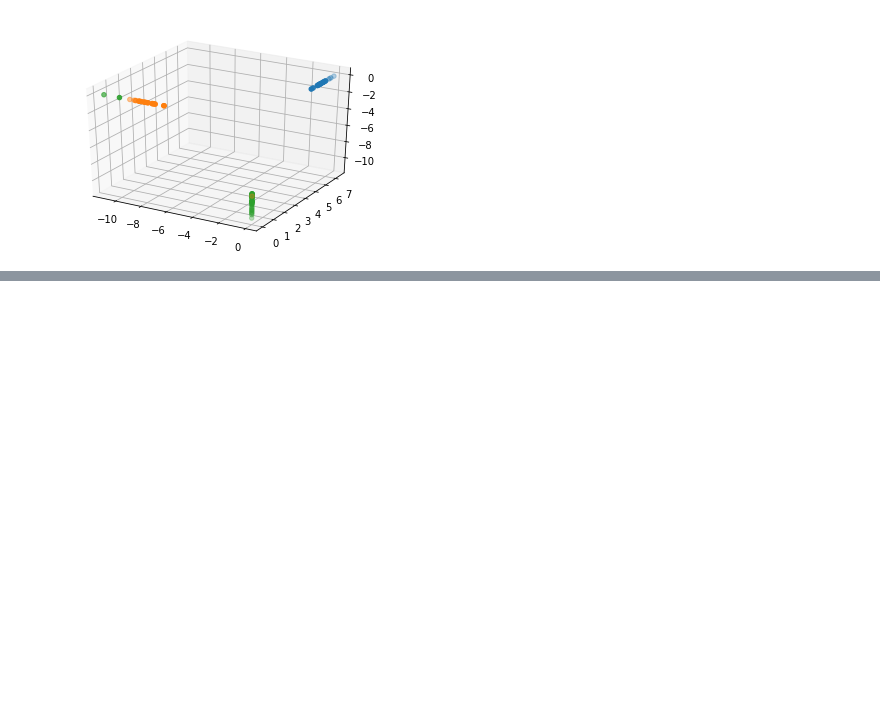
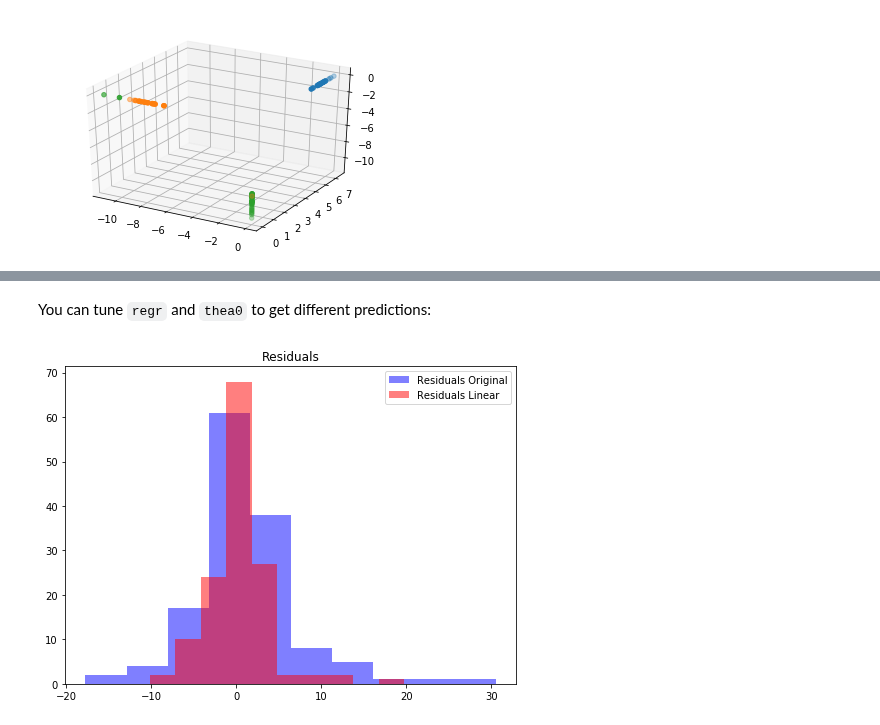
Before and after one commit to rvernagus/data-science-notebooks, a Jupyter notebook: scikit-learn/Preparing Data.ipynb, the cells around one changed output, grey strips where cells are left out. Drawn from its saved outputs; the diff is of its cells as text; code cells hidden in the pictures; blank space fills up the shorter version.

```diff
--- a/scikit-learn/Preparing Data.ipynb
+++ b/scikit-learn/Preparing Data.ipynb
@@ -565,0 +656,16 @@ ax.scatter(transformed[50:75, 0], transformed[50:75, 1], transformed[50:75, 2]);
+# %% [markdown]
+You can tune `regr` and `thea0` to get different predictions:
+# %%
+gp = GaussianProcess(regr='linear', theta0=5e-1)
+gp.fit(boston_X[train_set], boston_y[train_set]);
+linear_preds = gp.predict(boston_X[~train_set])
+f, ax = plt.subplots(figsize=(7, 5))
+
+f.tight_layout()
+
+ax.hist(test_preds - boston_y[~train_set], label='Residuals Original', color='b', alpha=.5);
+ax.hist(linear_preds - boston_y[~train_set], label='Residuals Linear', color='r', alpha=.5);
+ax.set_title('Residuals');
+ax.legend(loc='best');
+# %% [output]
+[figure, added]
```
Also changed, not shown: parts of 29 cells of this notebook.
